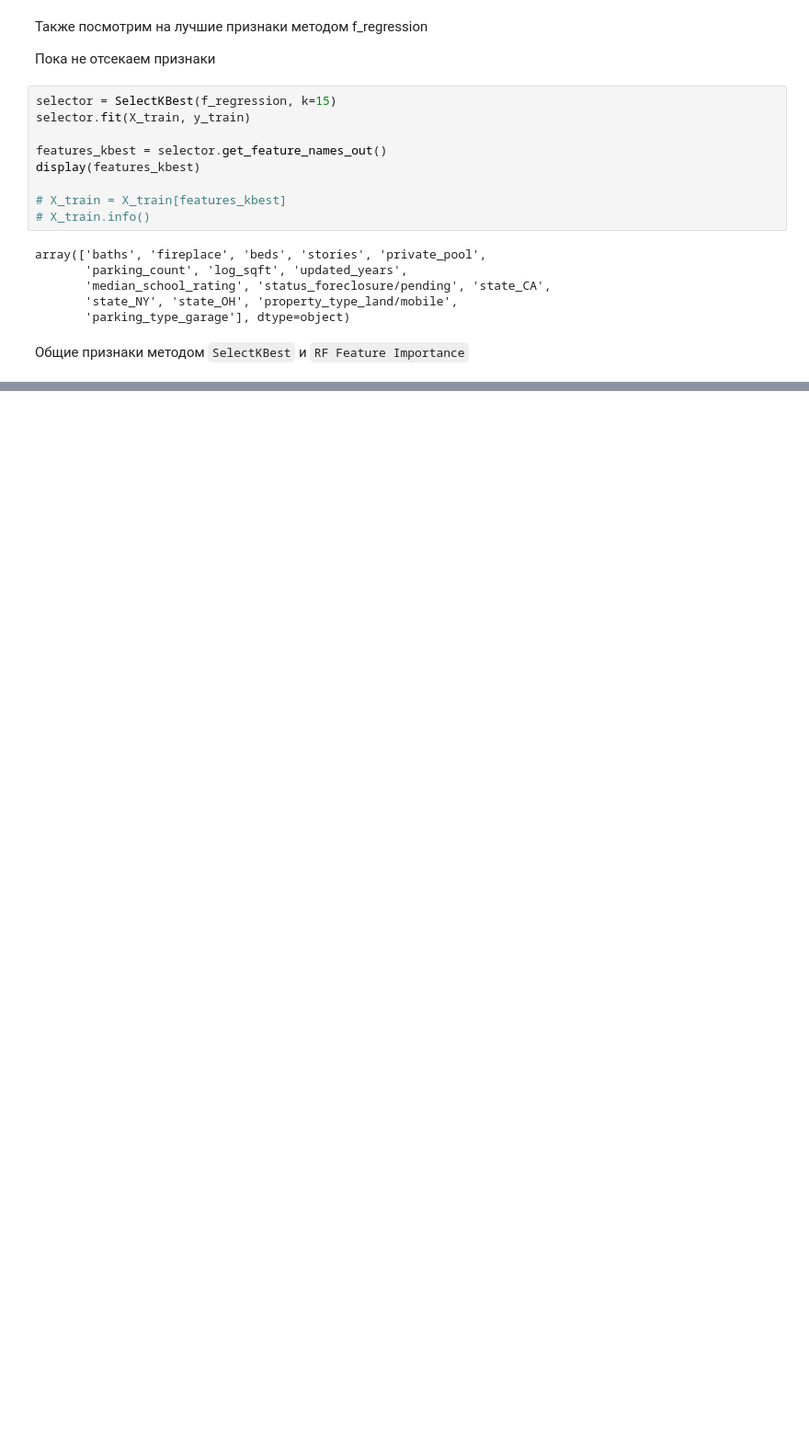
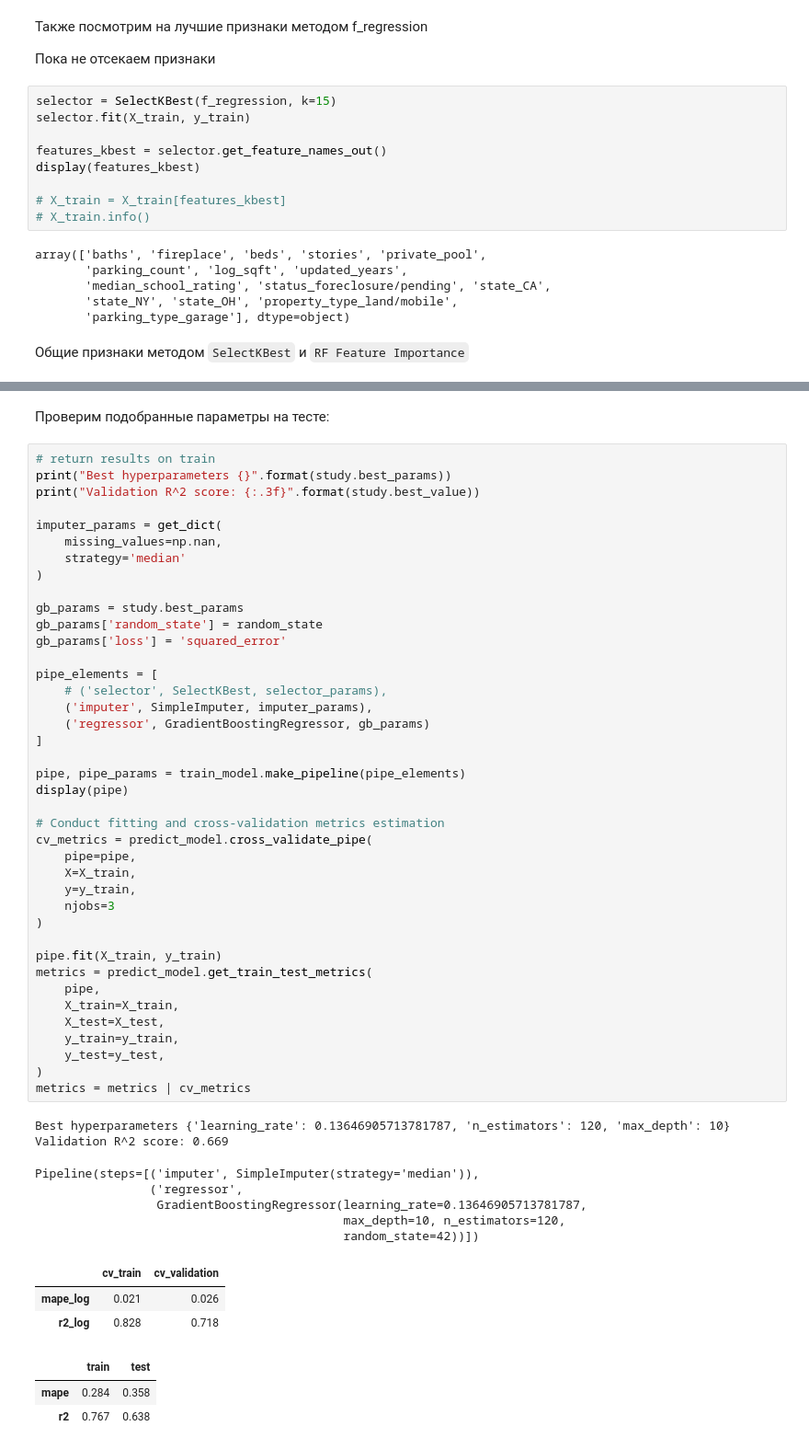
Before and after one commit to mvulf/housing_cost, a Jupyter notebook: notebooks/3.4-mv-modelling-grad-boost.ipynb, the cells around one changed output, grey strips where cells are left out. Shown at 92% size. Cells and saved outputs as stored; diff of their text form; blank space fills up the shorter version.

```diff
--- a/notebooks/3.4-mv-modelling-grad-boost.ipynb
+++ b/notebooks/3.4-mv-modelling-grad-boost.ipynb
@@ -376,0 +374,56 @@ study.optimize(optuna_rf, n_trials=20)
+# %% [markdown]
+Проверим подобранные параметры на тесте:
+# %%
+# return results on train
+print("Best hyperparameters {}".format(study.best_params))
+print("Validation R^2 score: {:.3f}".format(study.best_value))
+
+imputer_params = get_dict(
+    missing_values=np.nan,
+    strategy='median'
+)
+
+gb_params = study.best_params
+gb_params['random_state'] = random_state
+gb_params['loss'] = 'squared_error'
+
+pipe_elements = [
+    # ('selector', SelectKBest, selector_params),
+    ('imputer', SimpleImputer, imputer_params),
+    ('regressor', GradientBoostingRegressor, gb_params)
+]
+
+pipe, pipe_params = train_model.make_pipeline(pipe_elements)
+display(pipe)
+
+# Conduct fitting and cross-validation metrics estimation
+cv_metrics = predict_model.cross_validate_pipe(
+    pipe=pipe,
+    X=X_train,
+    y=y_train,
+    njobs=3
+)
+
+pipe.fit(X_train, y_train)
+metrics = predict_model.get_train_test_metrics(
+    pipe,
+    X_train=X_train,
+    X_test=X_test,
+    y_train=y_train,
+    y_test=y_test,
+)
+metrics = metrics | cv_metrics
+# %% [output]
+Best hyperparameters {'learning_rate': 0.13646905713781787, 'n_estimators': 120, 'max_depth': 10}
+Validation R^2 score: 0.669
+Pipeline(steps=[('imputer', SimpleImputer(strategy='median')),
+                ('regressor',
+                 GradientBoostingRegressor(learning_rate=0.13646905713781787,
+                                           max_depth=10, n_estimators=120,
+                                           random_state=42))])
+|  | cv_train | cv_validation |
+| mape_log | 0.021 | 0.026 |
+| r2_log | 0.828 | 0.718 |
+|  | train | test |
+| mape | 0.284 | 0.358 |
+| r2 | 0.767 | 0.638 |
```
Also changed, not shown: parts of 17 cells of this notebook, 2 other files.
